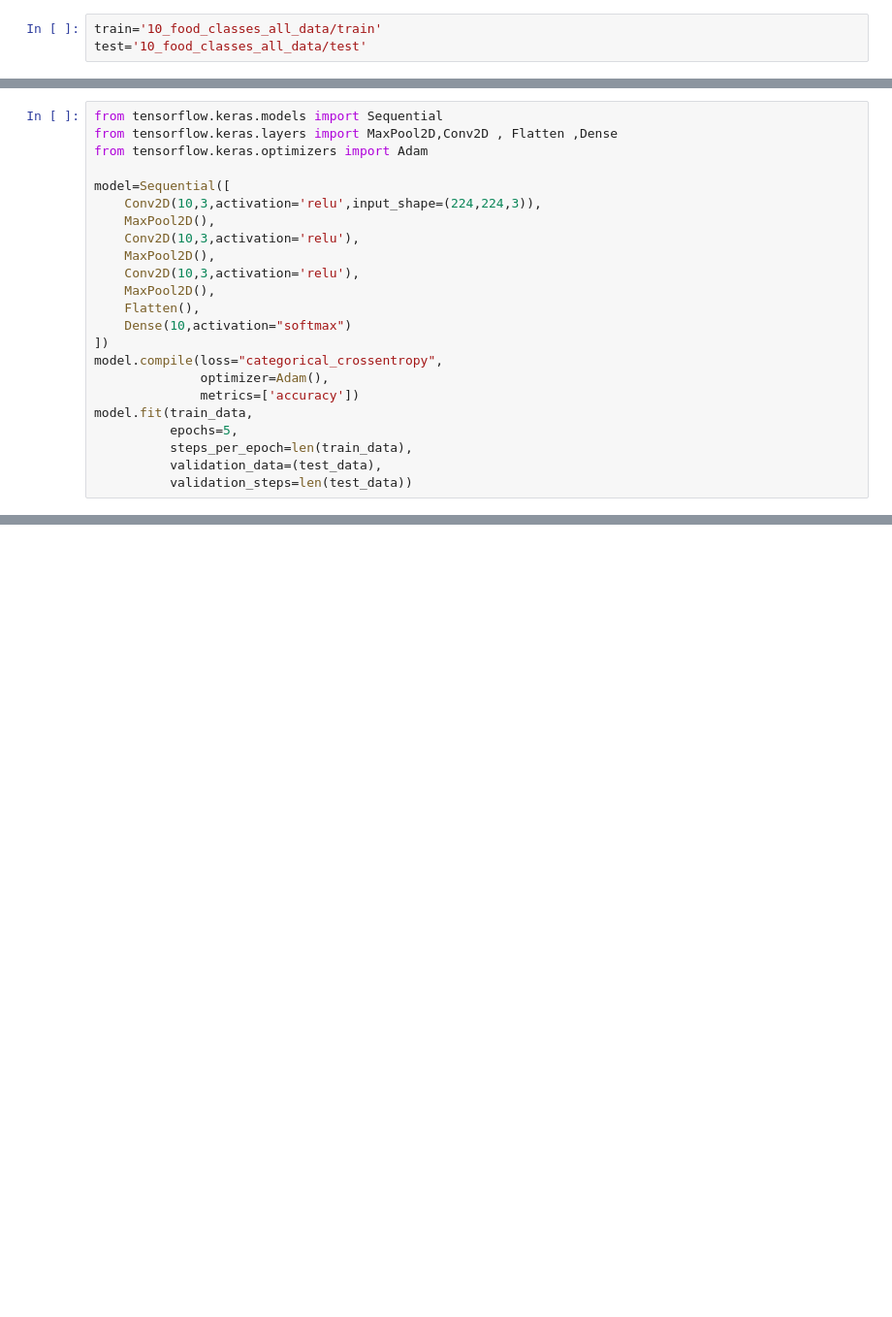
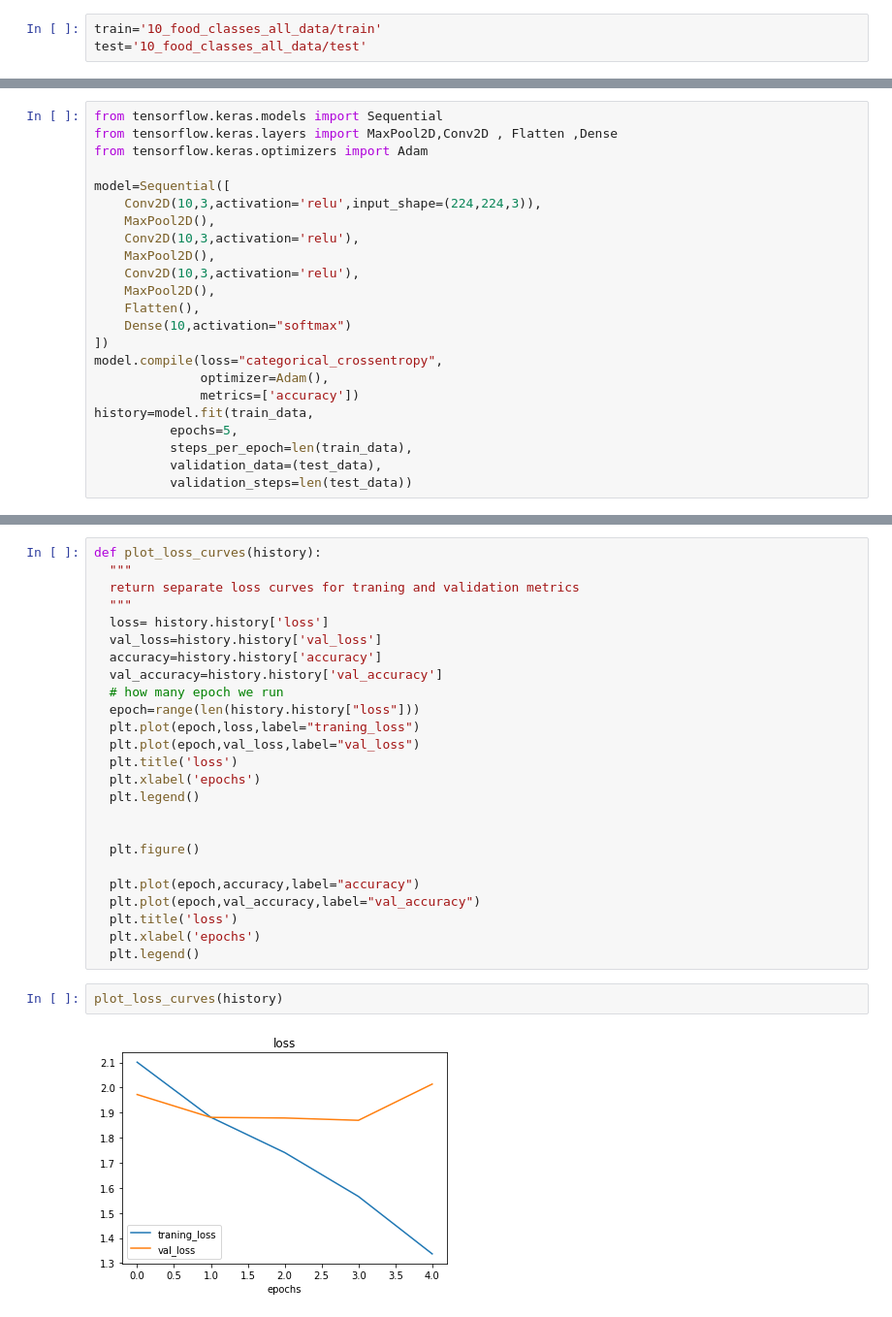
Before and after one commit to Henil21/Intro_to_computer_vision_and_CNN, a Jupyter notebook: Multiclass_classification_ComputerVision.ipynb, the cells around one changed output, grey strips where cells are left out. Shown at 97% size. Cells and saved outputs as stored; diff of their text form; blank space fills up the shorter version.

```diff
--- a/Multiclass_classification_ComputerVision.ipynb
+++ b/Multiclass_classification_ComputerVision.ipynb
@@ -110,7 +112,7 @@ model=Sequential([
 model.compile(loss="categorical_crossentropy",
               optimizer=Adam(),
               metrics=['accuracy'])
-model.fit(train_data,
+history=model.fit(train_data,
           epochs=5,
           steps_per_epoch=len(train_data),
           validation_data=(test_data),
@@ -129,0 +131,29 @@ Epoch 5/5
+# %%
+def plot_loss_curves(history):
+  """
+  return separate loss curves for traning and validation metrics
+  """
+  loss= history.history['loss']
+  val_loss=history.history['val_loss']
+  accuracy=history.history['accuracy']
+  val_accuracy=history.history['val_accuracy']
+  # how many epoch we run
+  epoch=range(len(history.history["loss"]))
+  plt.plot(epoch,loss,label="traning_loss")
+  plt.plot(epoch,val_loss,label="val_loss")
+  plt.title('loss')
+  plt.xlabel('epochs')
+  plt.legend()
+
+
+  plt.figure()
+
+  plt.plot(epoch,accuracy,label="accuracy")
+  plt.plot(epoch,val_accuracy,label="val_accuracy")
+  plt.title('loss')
+  plt.xlabel('epochs')
+  plt.legend()
+# %%
+plot_loss_curves(history)
+# %% [output]
+[figure, added]
```
Also changed, not shown: parts of 11 cells of this notebook.
